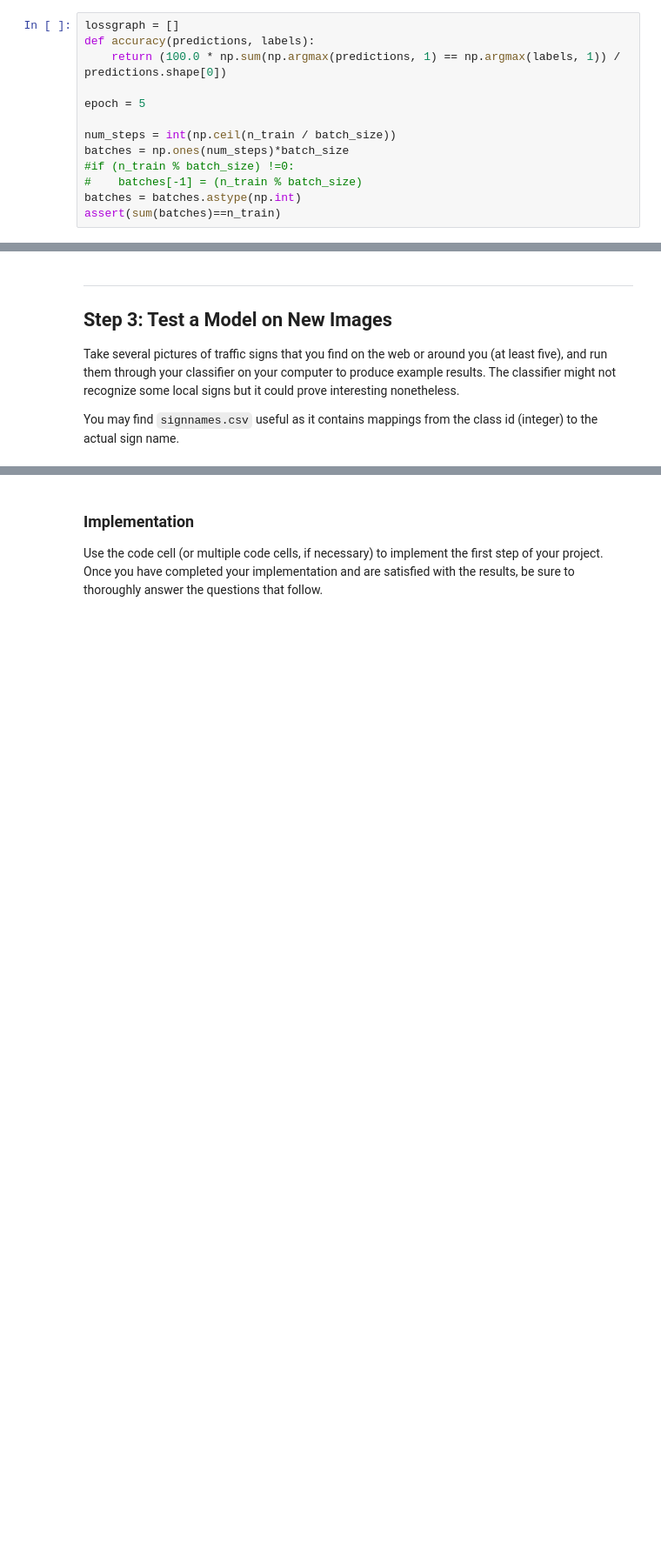
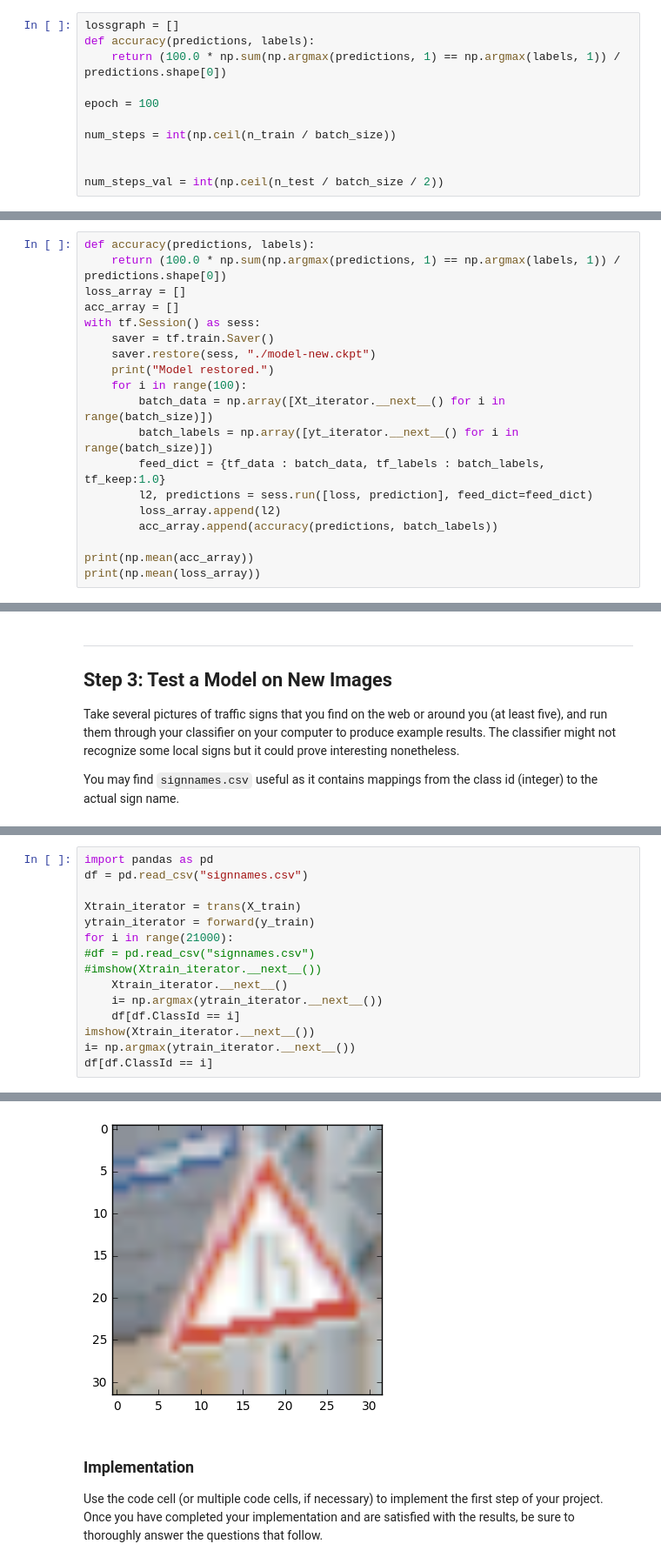
Before and after one commit to HTuennermann/traffic-signs, a Jupyter notebook: Traffic_Signs_Recognition.ipynb, the cells around one changed output, grey strips where cells are left out. Shown: that part at 87% size. Saved outputs shown, nothing was run; the diff lists cells and outputs as text; blank space fills up the shorter version.

Commit message:
Ok model 98%

```diff
--- a/Traffic_Signs_Recognition.ipynb
+++ b/Traffic_Signs_Recognition.ipynb
@@ -259,11 +281,9 @@ lossgraph = []
 def accuracy(predictions, labels):
     return (100.0 * np.sum(np.argmax(predictions, 1) == np.argmax(labels, 1)) / predictions.shape[0])
 
-epoch = 5
+epoch = 100
 
 num_steps = int(np.ceil(n_train / batch_size))
-batches = np.ones(num_steps)*batch_size
-#if (n_train % batch_size) !=0:
-#    batches[-1] = (n_train % batch_size)
-batches = batches.astype(np.int)
-assert(sum(batches)==n_train)
+
+
+num_steps_val = int(np.ceil(n_test / batch_size / 2))
@@ -301,0 +313,19 @@ plot(lossgraph)
+# %%
+def accuracy(predictions, labels):
+    return (100.0 * np.sum(np.argmax(predictions, 1) == np.argmax(labels, 1)) / predictions.shape[0])
+loss_array = []
+acc_array = []
+with tf.Session() as sess:
+    saver = tf.train.Saver()
+    saver.restore(sess, "./model-new.ckpt")
+    print("Model restored.")
+    for i in range(100):
+        batch_data = np.array([Xt_iterator.__next__() for i in range(batch_size)])
+        batch_labels = np.array([yt_iterator.__next__() for i in range(batch_size)])
+        feed_dict = {tf_data : batch_data, tf_labels : batch_labels, tf_keep:1.0}
+        l2, predictions = sess.run([loss, prediction], feed_dict=feed_dict)
+        loss_array.append(l2)
+        acc_array.append(accuracy(predictions, batch_labels))
+
+print(np.mean(acc_array))
+print(np.mean(loss_array))
@@ -337,0 +357,16 @@ Test accuracy: 88.4%
+# %%
+import pandas as pd
+df = pd.read_csv("signnames.csv")
+
+Xtrain_iterator = trans(X_train)
+ytrain_iterator = forward(y_train)
+for i in range(21000):
+#df = pd.read_csv("signnames.csv")
+#imshow(Xtrain_iterator.__next__())
+    Xtrain_iterator.__next__()
+    i= np.argmax(ytrain_iterator.__next__())
+    df[df.ClassId == i]
+imshow(Xtrain_iterator.__next__())
+i= np.argmax(ytrain_iterator.__next__())
+df[df.ClassId == i]
+# %% [output]
@@ -338,3 +375,4 @@ Test accuracy: 88.4%
+[figure, added]
 # %% [markdown]
 ### Implementation
 
```
Also changed, not shown: parts of 18 cells of this notebook, 2 other files.
